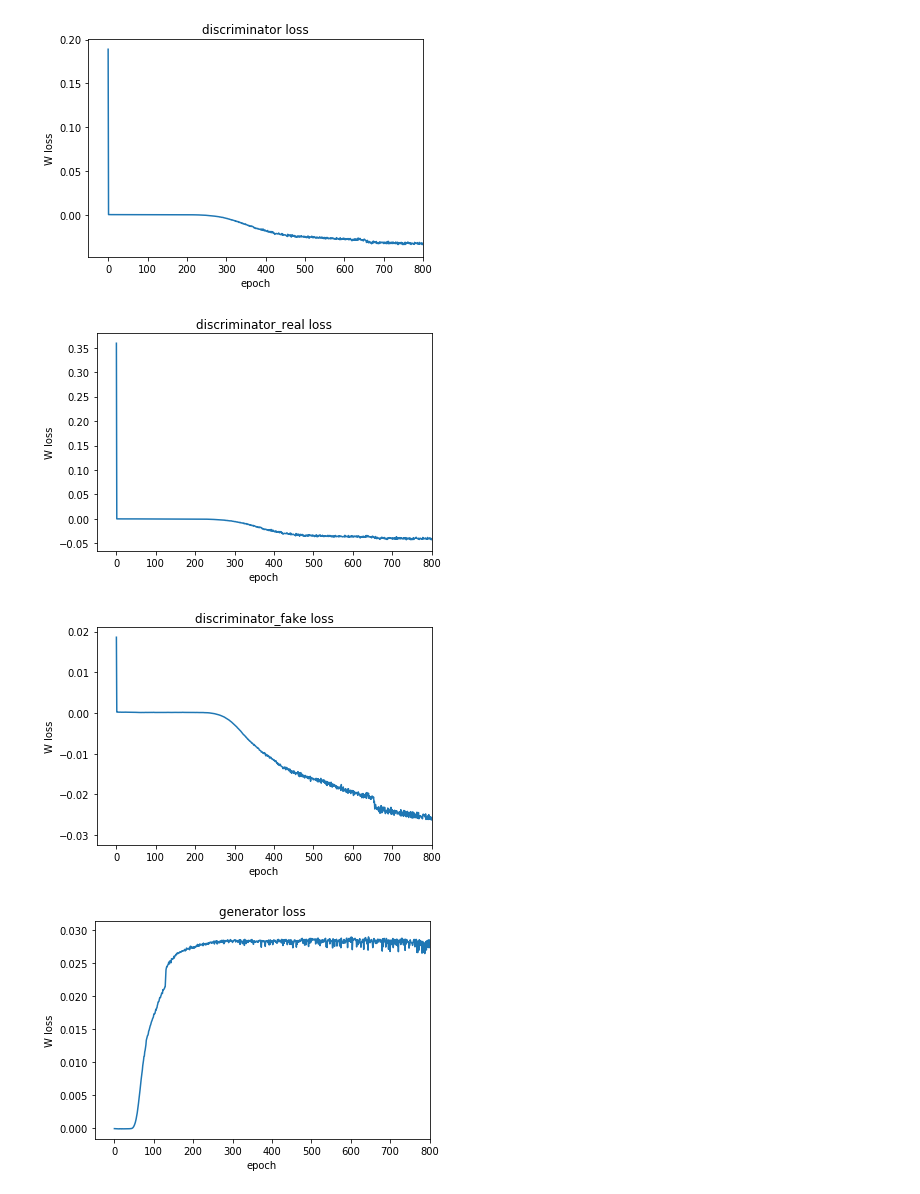
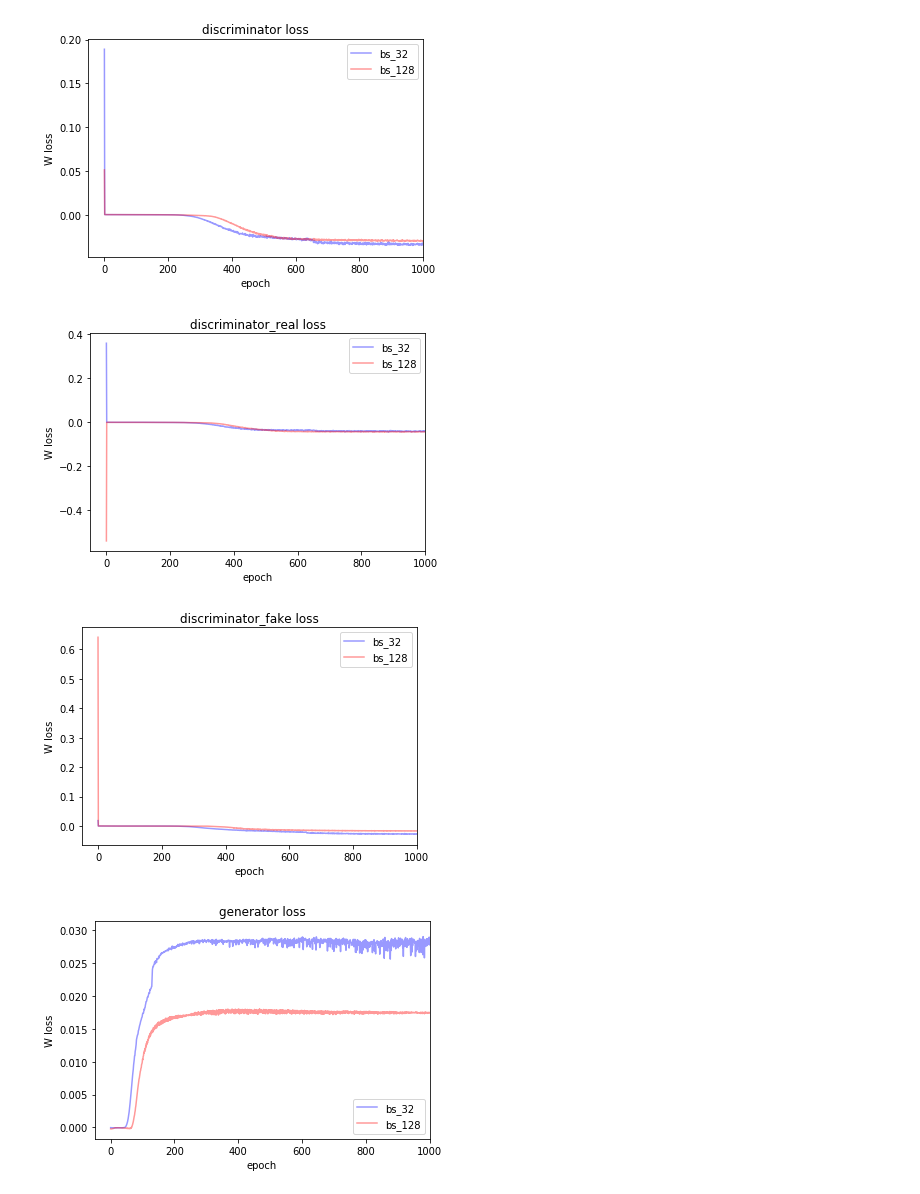
Before and after one commit to vitoriapacela/hgcal_wgan, a Jupyter notebook: plot_losses.ipynb, the cells around one changed output. Saved outputs shown, nothing was run; the diff lists cells and outputs as text; code cells hidden in the pictures.

```diff
--- a/plot_losses.ipynb
+++ b/plot_losses.ipynb
@@ -40 +76,41 @@ def plotLoss(data, title):
+# %%
+def plotLoss2(loss, val_loss, title, tag=""):
+    fig = plt.figure()
+    plt.plot(loss[:, 0], label="bs_32", color='blue', alpha=0.4)
+    plt.plot(val_loss[:, 0], label="bs_128", color='red', alpha=0.4)
+    plt.title(tag + title + " loss", size=16)
+    plt.xlabel("epoch", size=16)
+    plt.ylabel("W loss", size=16)
+    plt.legend(prop={'size': 15})
+    plt.xlim(-50, 1000)
+    #plt.savefig("compare_bs_32_128_" + title + "_losses.png")
+    plt.show()
+
+def losses2(h5file1, h5file2):
+    # (str) h5file: name of the file containing the loss arrays
+    f = h5py.File(h5file1, "r")
+    discriminator1 = np.asarray(f["discriminator"])
+    discriminator_fake1 = np.asarray(f["discriminator_fake"])
+    discriminator_real1 = np.asarray(f["discriminator_real"])
+    generator1 = np.asarray(f["generator"])
+    f.close()
+
+    g = h5py.File(h5file2, "r")
+    discriminator2 = np.asarray(g["discriminator"])
+    discriminator_fake2 = np.asarray(g["discriminator_fake"])
+    discriminator_real2 = np.asarray(g["discriminator_real"])
+    generator2 = np.asarray(g["generator"])
+    g.close()
+
+    plotLoss2(discriminator1, discriminator2, "discriminator")
+    plotLoss2(discriminator_real1, discriminator_real2, "discriminator_real")
+    plotLoss2(discriminator_fake1, discriminator_fake2, "discriminator_fake")
+    plotLoss2(generator1, generator2, "generator")
+# %%
+losses2("trial2_batch_size_32_epochs_4000/trial2_losses.h5", "trial3_batch_size_128_epochs_2000/trial3_bs_128_losses.h5")
+# %% [output]
+[figure, added]
+[figure, added]
+[figure, added]
+[figure, added]
 # %%
@@ -54,7 +137,0 @@ def losses(h5file):
-# %%
-losses("batch_size_32_epochs_4000/trial2_losses.h5")
-# %% [output]
-[figure, removed]
-[figure, removed]
-[figure, removed]
-[figure, removed]
```
Also changed, not shown: parts of 12 cells of this notebook, 2 other files.
